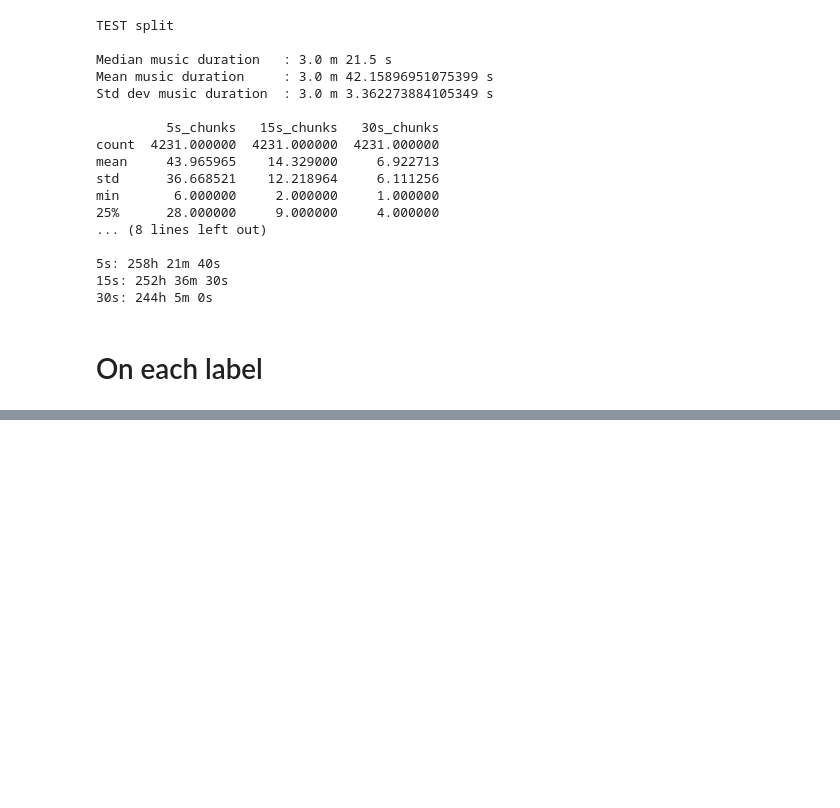
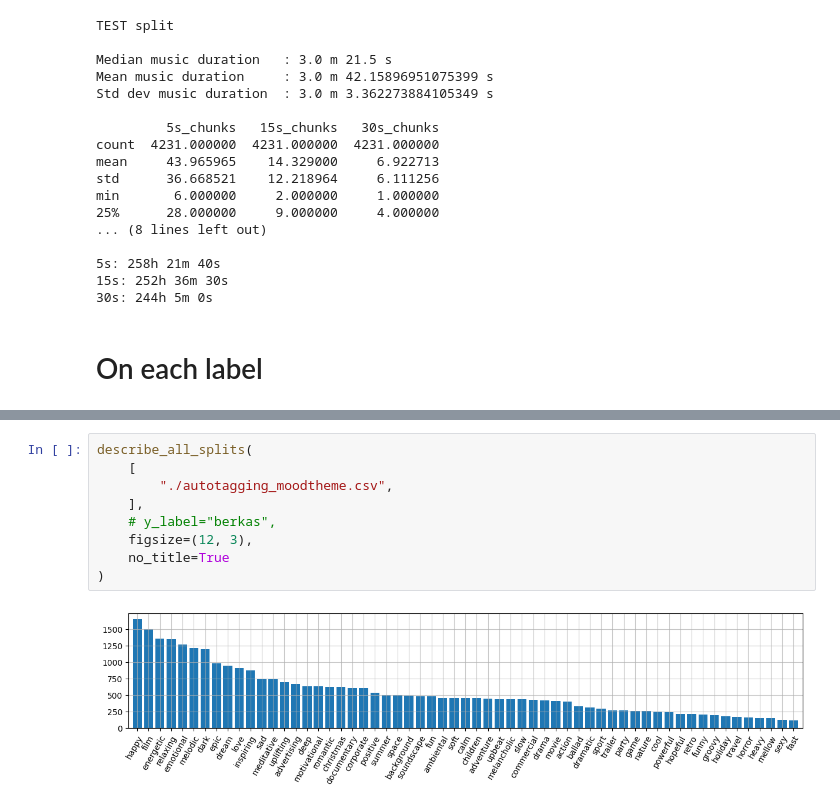
Before and after one commit to hugoalfedoputra/mudelling, a Jupyter notebook: prep/eda.ipynb, the cells around one changed output, grey strips where cells are left out. Cells and saved outputs as stored; diff of their text form; blank space fills up the shorter version.

```diff
--- a/prep/eda.ipynb
+++ b/prep/eda.ipynb
@@ -543,0 +700,11 @@ TRAIN split
+# %%
+describe_all_splits(
+    [
+        "./autotagging_moodtheme.csv",
+    ],
+    # y_label="berkas",
+    figsize=(12, 3),
+    no_title=True
+)
+# %% [output]
+[figure, added]
```
Also changed, not shown: parts of 8 cells of this notebook.
